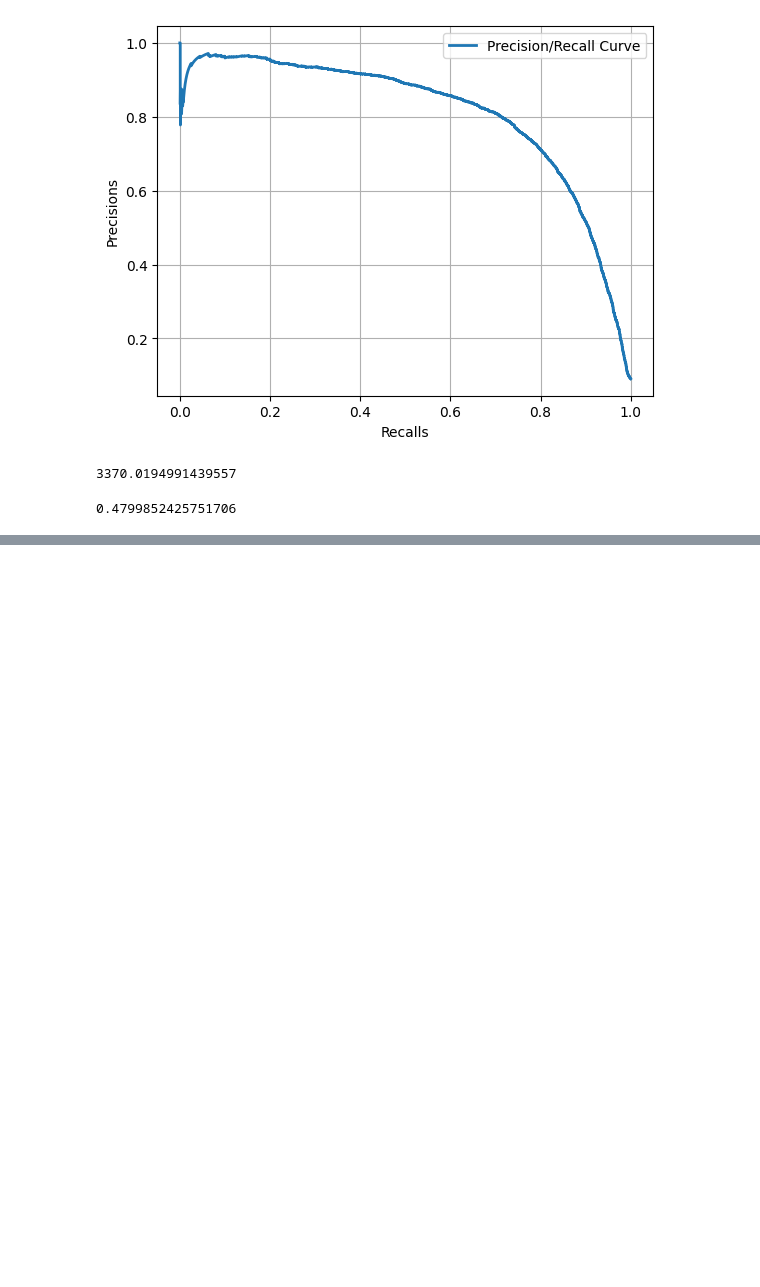
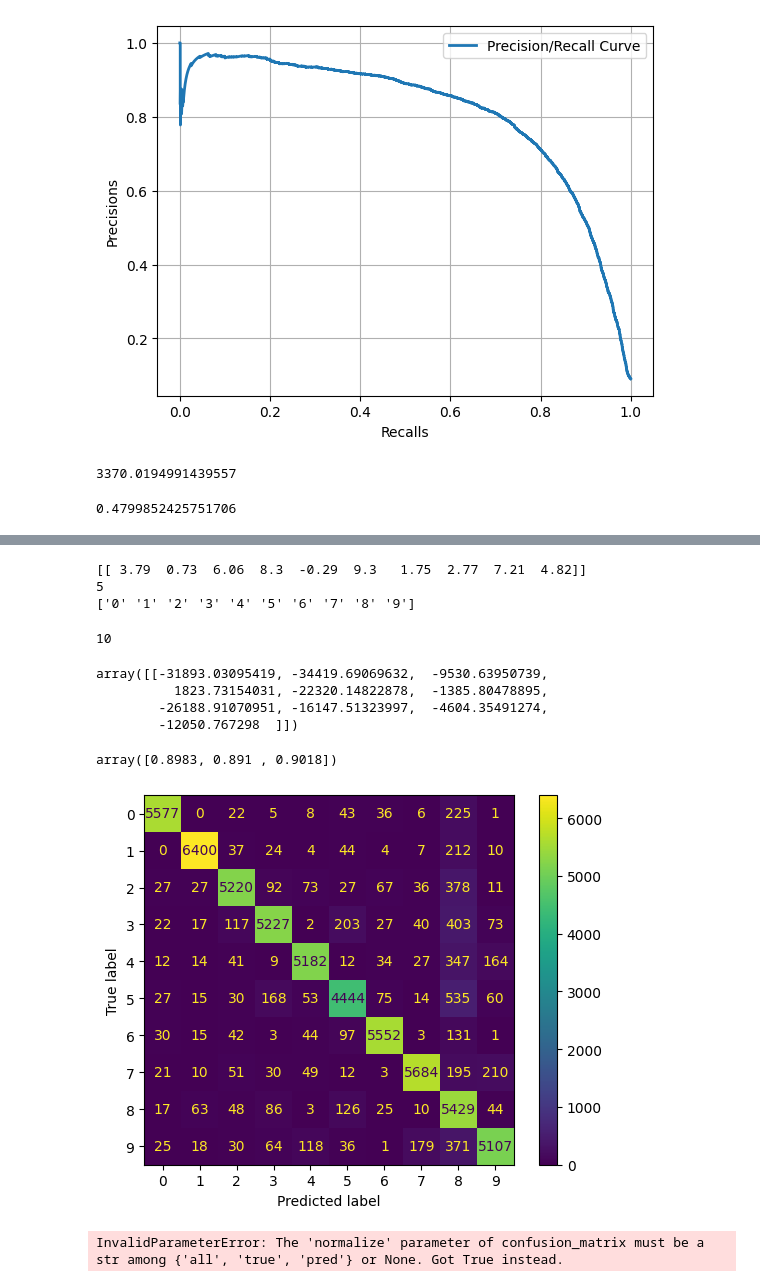
Before and after one commit to ChiragBangera/Handsonml, a Jupyter notebook: chapter_3/chapter_3.ipynb, the cells around one changed output, grey strips where cells are left out. Saved outputs shown, nothing was run; the diff lists cells and outputs as text; code cells hidden in the pictures; blank space fills up the shorter version.

```diff
--- a/chapter_3/chapter_3.ipynb
+++ b/chapter_3/chapter_3.ipynb
@@ -132,0 +189,45 @@ recall_score(y_train_5, y_train_preds_90)
+# %%
+svm_clf = SVC(random_state=42)
+svm_clf.fit(X_train[:2000], y_train[:2000])
+svm_clf.predict([some_digit])
+some_digit_scores = svm_clf.decision_function([some_digit])
+print(some_digit_scores.round(2))
+print(some_digit_scores.argmax())
+print(svm_clf.classes_)
+# %% [output]
+[[ 3.79  0.73  6.06  8.3  -0.29  9.3   1.75  2.77  7.21  4.82]]
+5
+['0' '1' '2' '3' '4' '5' '6' '7' '8' '9']
+# %%
+# one vs rest classifier
+ovr_clf = OneVsRestClassifier(SVC(random_state=42))
+ovr_clf.fit(X_train[:2000], y_train[:2000])
+ovr_clf.predict([some_digit])
+len(ovr_clf.estimators_)
+# %% [output]
+10
+# %%
+# multiclass data set with SGD classifier
+
+sgd_clf_m = SGDClassifier(random_state=42)
+sgd_clf_m.fit(X_train, y_train)
+sgd_clf_m.predict([some_digit])
+sgd_clf_m.decision_function([some_digit])
+# %% [output]
+array([[-31893.03095419, -34419.69069632,  -9530.63950739,
+          1823.73154031, -22320.14822878,  -1385.80478895,
+        -26188.91070951, -16147.51323997,  -4604.35491274,
+        -12050.767298  ]])
+# %%
+scaler = StandardScaler()
+X_train_scaled = scaler.fit_transform(X_train.astype('float64'))
+cross_val_score(sgd_clf, X_train_scaled, y_train, cv=3, scoring='accuracy')
+# %% [output]
+array([0.8983, 0.891 , 0.9018])
+# %%
+# Error Analysis
+
+y_train_preds = cross_val_predict(sgd_clf, X_train_scaled, y_train, cv=3)
+# %% [output]
+[figure, added]
+InvalidParameterError: The 'normalize' parameter of confusion_matrix must be a str among {'all', 'true', 'pred'} or None. Got True instead.
```
Also changed, not shown: parts of 10 cells of this notebook.
